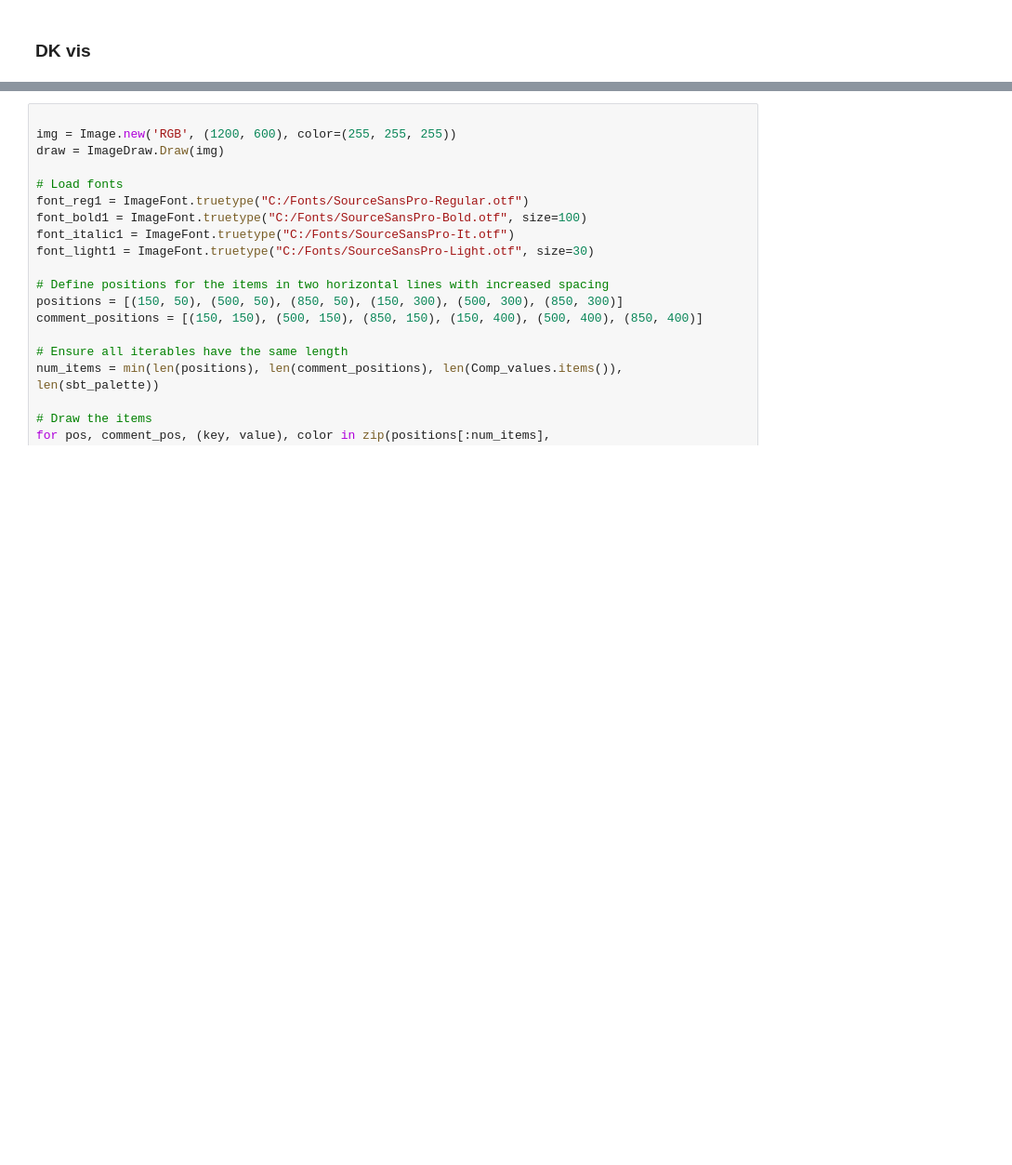
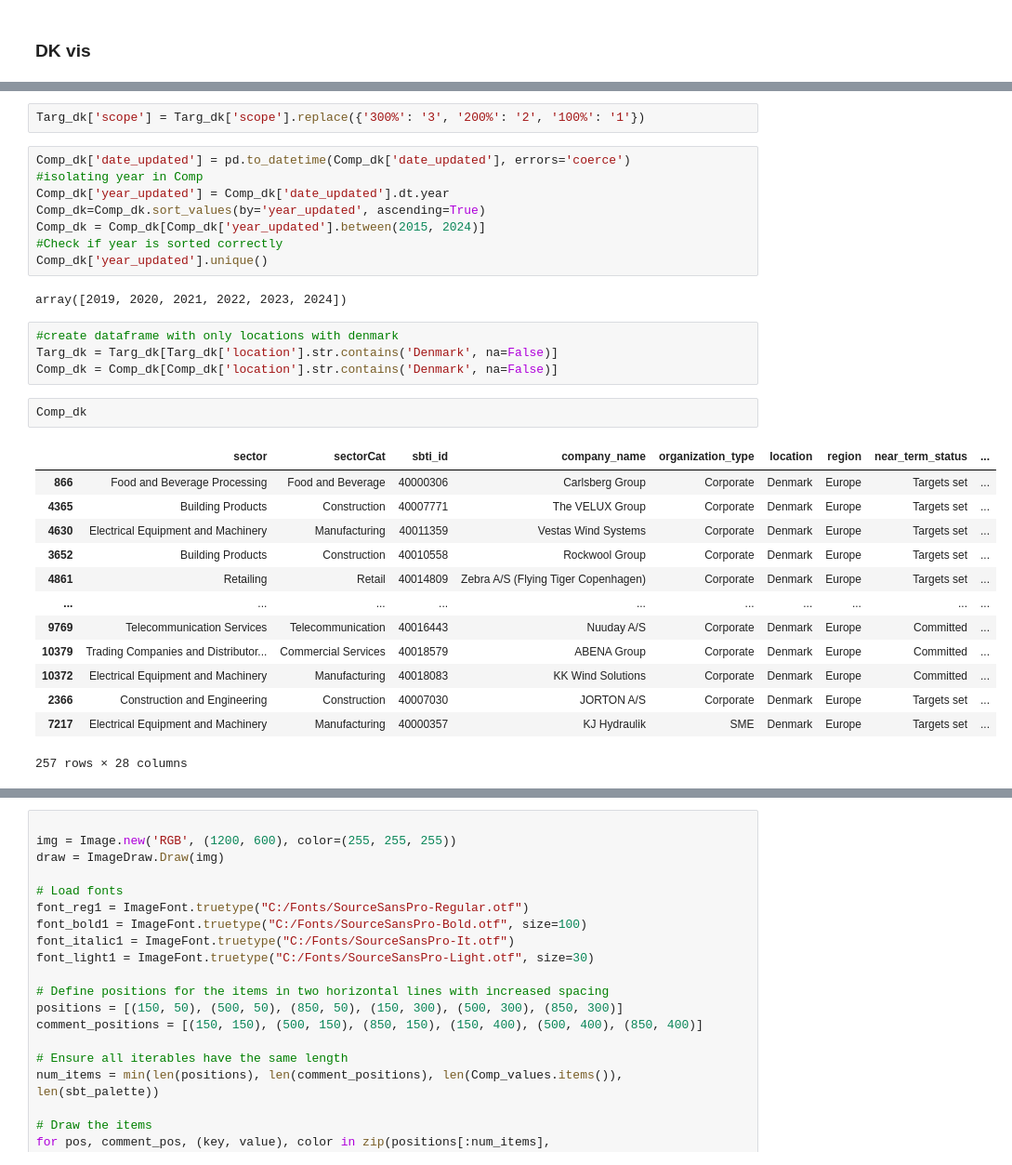
Before and after one commit to AnjaBrocklehurst/AnjaBrocklehurst.github.io, a Jupyter notebook: assets/code/The Notebook.ipynb, the cells around one changed output, grey strips where cells are left out. Shown: that part at 93% size. Saved outputs shown, nothing was run; the diff lists cells and outputs as text; blank space fills up the shorter version.

```diff
--- a/assets/code/The Notebook.ipynb
+++ b/assets/code/The Notebook.ipynb
@@ -1018,3 +1221,35 @@ plt.show()
+# %%
+Targ_dk['scope'] = Targ_dk['scope'].replace({'300%': '3', '200%': '2', '100%': '1'})
+# %%
+Comp_dk['date_updated'] = pd.to_datetime(Comp_dk['date_updated'], errors='coerce')
+#isolating year in Comp
+Comp_dk['year_updated'] = Comp_dk['date_updated'].dt.year
+Comp_dk=Comp_dk.sort_values(by='year_updated', ascending=True)
+Comp_dk = Comp_dk[Comp_dk['year_updated'].between(2015, 2024)]
+#Check if year is sorted correctly
+Comp_dk['year_updated'].unique()
+# %% [output]
+array([2019, 2020, 2021, 2022, 2023, 2024])
+# %%
+#create dataframe with only locations with denmark
+Targ_dk = Targ_dk[Targ_dk['location'].str.contains('Denmark', na=False)]
+Comp_dk = Comp_dk[Comp_dk['location'].str.contains('Denmark', na=False)]
+# %%
+Comp_dk
+# %% [output]
+|  | sector | sectorCat | sbti_id | company_name | organization_type | location | region | near_term_status | ... |
+| 866 | Food and Beverage Processing | Food and Beverage | 40000306 | Carlsberg Group | Corporate | Denmark | Europe | Targets set | ... |
+| 4365 | Building Products | Construction | 40007771 | The VELUX Group | Corporate | Denmark | Europe | Targets set | ... |
+| 4630 | Electrical Equipment and Machinery | Manufacturing | 40011359 | Vestas Wind Systems | Corporate | Denmark | Europe | Targets set | ... |
+| 3652 | Building Products | Construction | 40010558 | Rockwool Group | Corporate | Denmark | Europe | Targets set | ... |
+| 4861 | Retailing | Retail | 40014809 | Zebra A/S (Flying Tiger Copenhagen) | Corporate | Denmark | Europe | Targets set | ... |
+| ... | ... | ... | ... | ... | ... | ... | ... | ... | ... |
+| 9769 | Telecommunication Services | Telecommunication | 40016443 | Nuuday A/S | Corporate | Denmark | Europe | Committed | ... |
+| 10379 | Trading Companies and Distributor... | Commercial Services | 40018579 | ABENA Group | Corporate | Denmark | Europe | Committed | ... |
+| 10372 | Electrical Equipment and Machinery | Manufacturing | 40018083 | KK Wind Solutions | Corporate | Denmark | Europe | Committed | ... |
+| 2366 | Construction and Engineering | Construction | 40007030 | JORTON A/S | Corporate | Denmark | Europe | Targets set | ... |
+| 7217 | Electrical Equipment and Machinery | Manufacturing | 40000357 | KJ Hydraulik | SME | Denmark | Europe | Targets set | ... |
+257 rows × 28 columns
 # %%
 # Count number of commitments in company data --------- 1
 Comp_dk['commitments'] = Comp_dk.groupby('company_name')['company_name'].transform('count')
```
Also changed, not shown: parts of 34 cells of this notebook, 11 other files.
